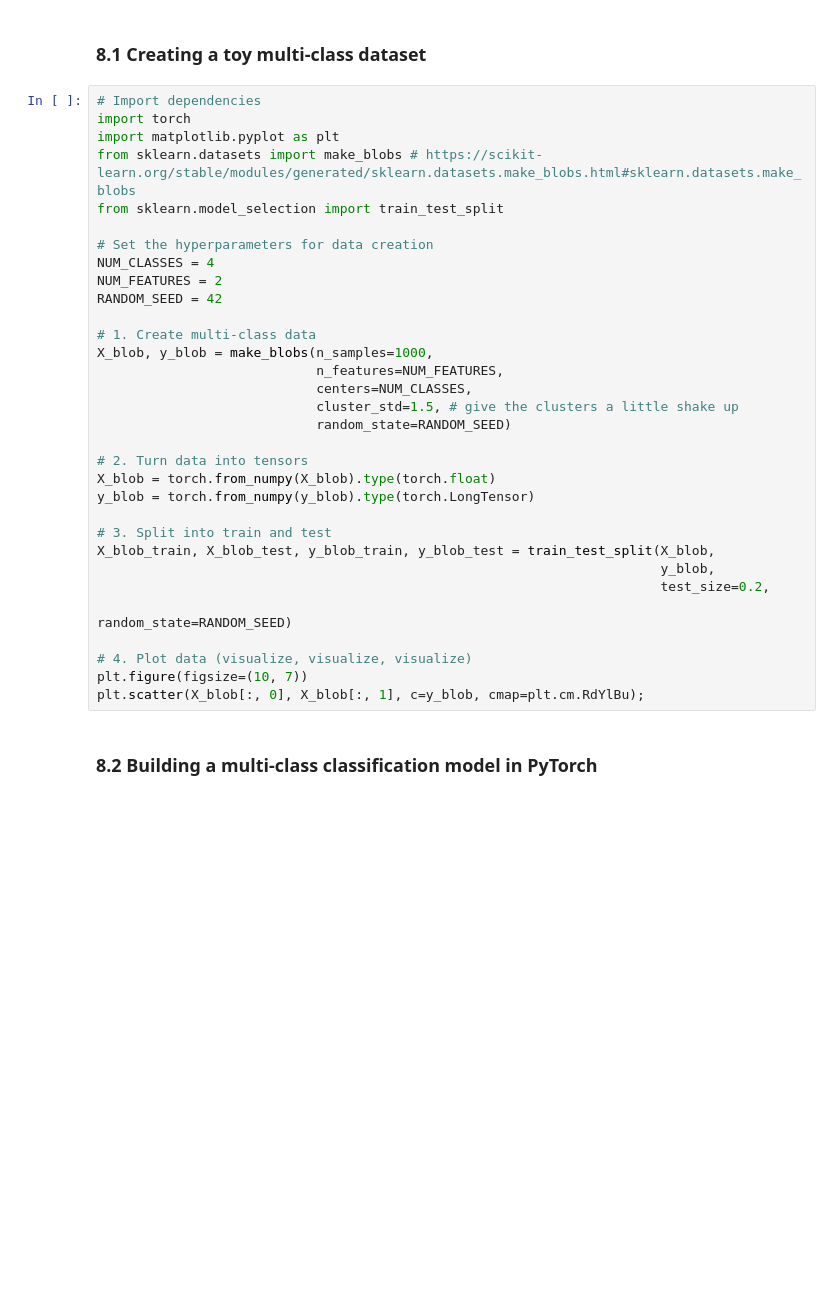
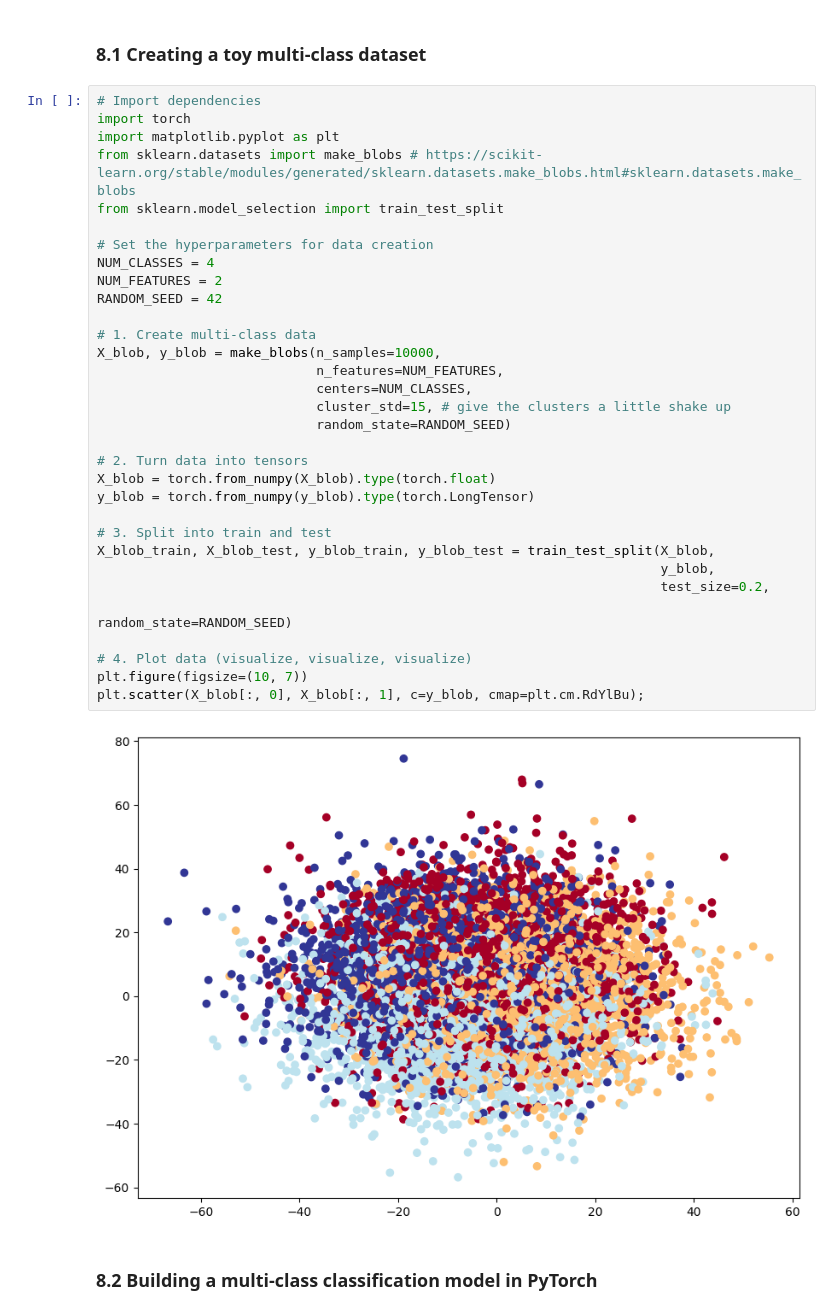
Before and after one commit to Userfrom1995/PyTorchTutorial, a Jupyter notebook: PyTorch/02_pytorch_classification_video.ipynb, the cells around one changed output. Cells and saved outputs as stored; diff of their text form; blank space fills up the shorter version.

```diff
--- a/PyTorch/02_pytorch_classification_video.ipynb
+++ b/PyTorch/02_pytorch_classification_video.ipynb
@@ -885,35 +912,37 @@ plt.plot(sigmoid(A));
 # %%
 # Import dependencies
 import torch
 import matplotlib.pyplot as plt
 from sklearn.datasets import make_blobs # https://scikit-learn.org/stable/modules/generated/sklearn.datasets.make_blobs.html#sklearn.datasets.make_blobs
 from sklearn.model_selection import train_test_split
 
 # Set the hyperparameters for data creation
 NUM_CLASSES = 4
 NUM_FEATURES = 2
 RANDOM_SEED = 42
 
 # 1. Create multi-class data
-X_blob, y_blob = make_blobs(n_samples=1000,
+X_blob, y_blob = make_blobs(n_samples=10000,
                             n_features=NUM_FEATURES,
                             centers=NUM_CLASSES,
-                            cluster_std=1.5, # give the clusters a little shake up
+                            cluster_std=15, # give the clusters a little shake up
                             random_state=RANDOM_SEED)
 
 # 2. Turn data into tensors
 X_blob = torch.from_numpy(X_blob).type(torch.float)
 y_blob = torch.from_numpy(y_blob).type(torch.LongTensor)
 
 # 3. Split into train and test
 X_blob_train, X_blob_test, y_blob_train, y_blob_test = train_test_split(X_blob,
                                                                         y_blob,
                                                                         test_size=0.2,
                                                                         random_state=RANDOM_SEED)
 
 # 4. Plot data (visualize, visualize, visualize)
 plt.figure(figsize=(10, 7))
 plt.scatter(X_blob[:, 0], X_blob[:, 1], c=y_blob, cmap=plt.cm.RdYlBu);
+# %% [output]
+[figure, added]
 # %% [markdown]
 ### 8.2 Building a multi-class classification model in PyTorch
 # %%
```
Also changed, not shown: parts of 18 cells of this notebook, 1 other file.
